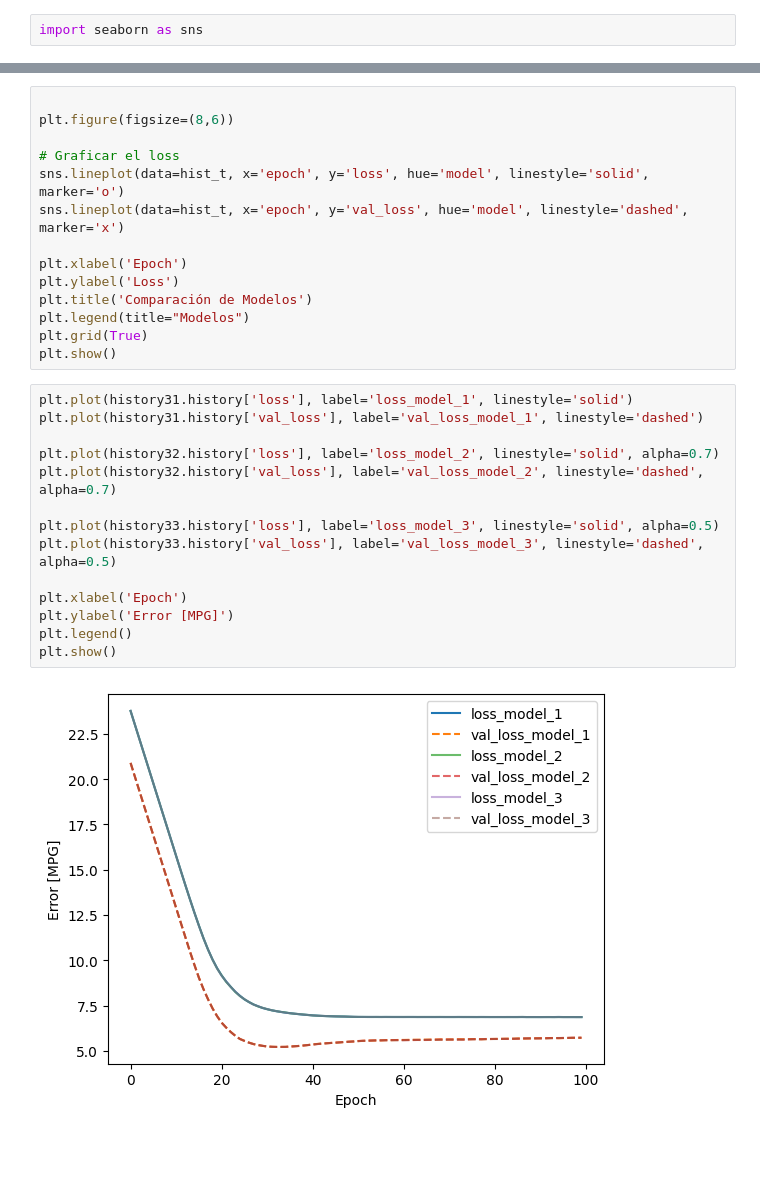
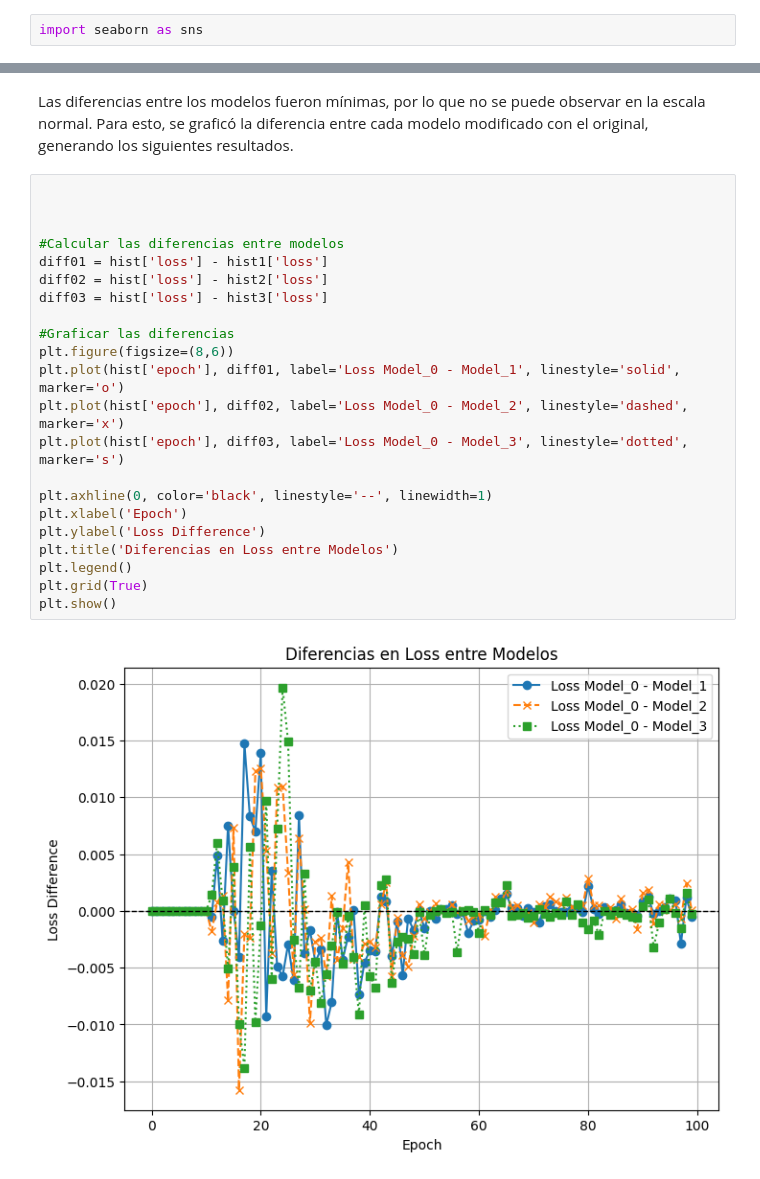
Before and after one commit to Daniel02-cmd/taller5, a Jupyter notebook: taller5.ipynb, the cells around one changed output, grey strips where cells are left out. Drawn from its saved outputs; the diff is of its cells as text; blank space fills up the shorter version.

Commit message:
correción de diferencias

```diff
--- a/taller5.ipynb
+++ b/taller5.ipynb
@@ -302,30 +302,26 @@ plt.show()
-# %%
-
-plt.figure(figsize=(8,6))
-
-# Graficar el loss
-sns.lineplot(data=hist_t, x='epoch', y='loss', hue='model', linestyle='solid', marker='o')
-sns.lineplot(data=hist_t, x='epoch', y='val_loss', hue='model', linestyle='dashed', marker='x')
-
-plt.xlabel('Epoch')
-plt.ylabel('Loss')
-plt.title('Comparación de Modelos')
-plt.legend(title="Modelos")
-plt.grid(True)
-plt.show()
-# %%
-plt.plot(history31.history['loss'], label='loss_model_1', linestyle='solid')
-plt.plot(history31.history['val_loss'], label='val_loss_model_1', linestyle='dashed')
-
-plt.plot(history32.history['loss'], label='loss_model_2', linestyle='solid', alpha=0.7)
-plt.plot(history32.history['val_loss'], label='val_loss_model_2', linestyle='dashed', alpha=0.7)
-
-plt.plot(history33.history['loss'], label='loss_model_3', linestyle='solid', alpha=0.5)
-plt.plot(history33.history['val_loss'], label='val_loss_model_3', linestyle='dashed', alpha=0.5)
-
-plt.xlabel('Epoch')
-plt.ylabel('Error [MPG]')
-plt.legend()
-plt.show()
-# %% [output]
-[figure, removed]
+# %% [markdown]
+Las diferencias entre los modelos fueron mínimas, por lo que no se puede observar en la escala normal. Para esto, se graficó la diferencia entre cada modelo modificado con el original, generando los siguientes resultados.
+# %%
+
+
+
+#Calcular las diferencias entre modelos
+diff01 = hist['loss'] - hist1['loss']
+diff02 = hist['loss'] - hist2['loss']
+diff03 = hist['loss'] - hist3['loss']
+
+#Graficar las diferencias
+plt.figure(figsize=(8,6))
+plt.plot(hist['epoch'], diff01, label='Loss Model_0 - Model_1', linestyle='solid', marker='o')
+plt.plot(hist['epoch'], diff02, label='Loss Model_0 - Model_2', linestyle='dashed', marker='x')
+plt.plot(hist['epoch'], diff03, label='Loss Model_0 - Model_3', linestyle='dotted', marker='s')
+
+plt.axhline(0, color='black', linestyle='--', linewidth=1)
+plt.xlabel('Epoch')
+plt.ylabel('Loss Difference')
+plt.title('Diferencias en Loss entre Modelos')
+plt.legend()
+plt.grid(True)
+plt.show()
+# %% [output]
+[figure, added]
```
Also changed, not shown: parts of 7 cells of this notebook.
